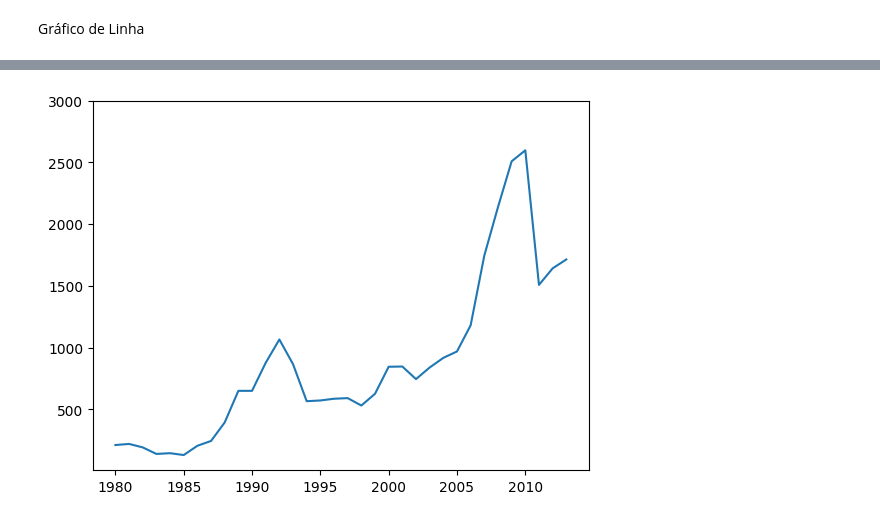
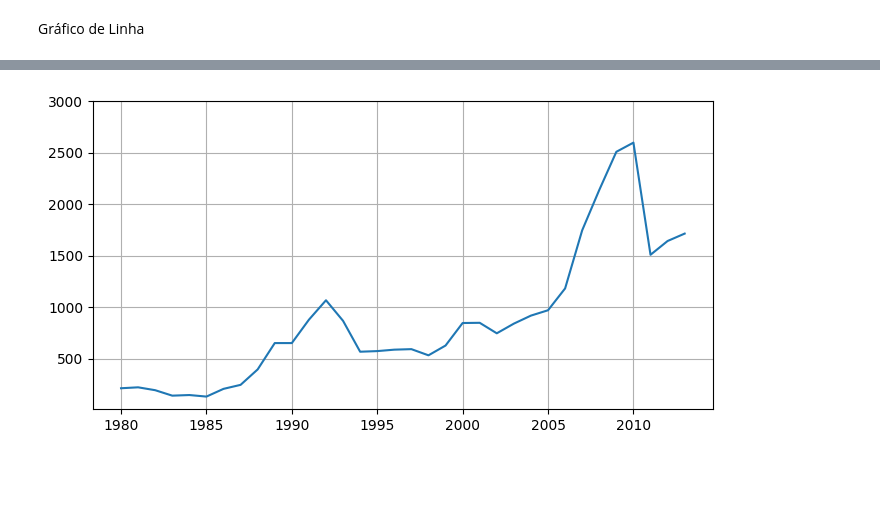
Before and after one commit to V-i-h/SemanaEstatistica, a Jupyter notebook: notebooks/aula1.ipynb, the cells around one changed output, grey strips where cells are left out. Saved outputs shown, nothing was run; the diff lists cells and outputs as text; code cells hidden in the pictures; blank space fills up the shorter version.

```diff
--- a/notebooks/aula1.ipynb
+++ b/notebooks/aula1.ipynb
@@ -260,9 +254,18 @@ Successfully installed contourpy-1.2.1 cycler-0.12.1 fonttools-4.53.1 kiwisolver
 # %%
 import matplotlib.pyplot as plt
 # %%
+plt.figure(figsize=(8,4))
+# 1 polegada 2.54 cm
+# largura 8 = 20.32
+#altura 4 = 10.16
+#DPI (dots per inch, ou pontos por polegada)
+#padrão no matplotlib - DPI = 100
+# Largura: 8 polegadas x 100 DPI = 800 pixels
+# Altura : 4 polegadas x 100 DPI = 400 pixels
 plt.plot(dados_brasil['ano'],dados_brasil['imigrantes'])
 plt.xticks(['1980','1985','1990','1995','2000','2005','2010',])
 plt.yticks([500,1000,1500,2000,2500,3000])
+plt.grid()
 plt.show()
 # %% [output]
-[figure, old version]
+[figure, new version]
```
Also changed, not shown: parts of 3 cells of this notebook, 1 other file.
